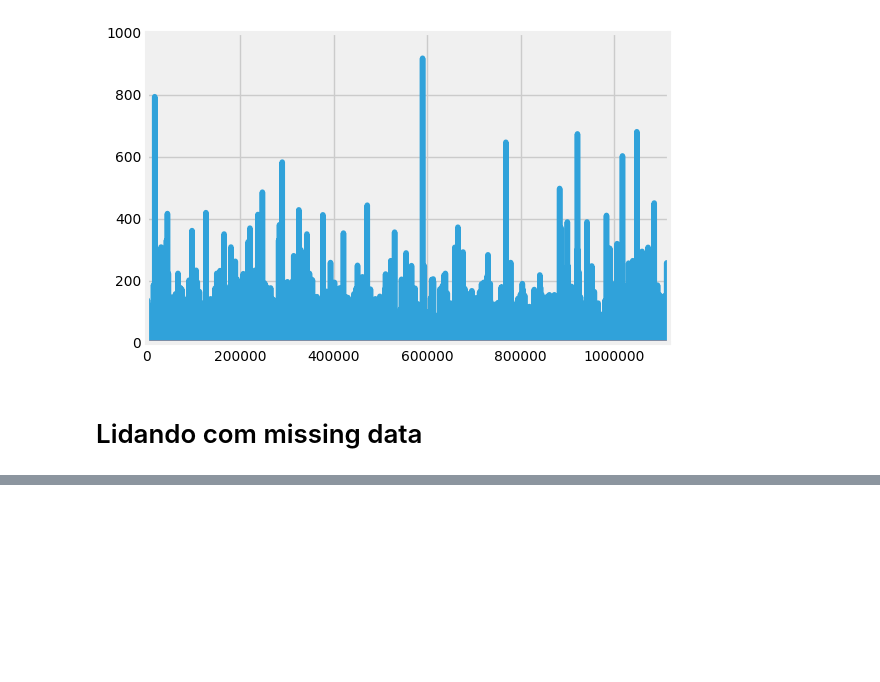
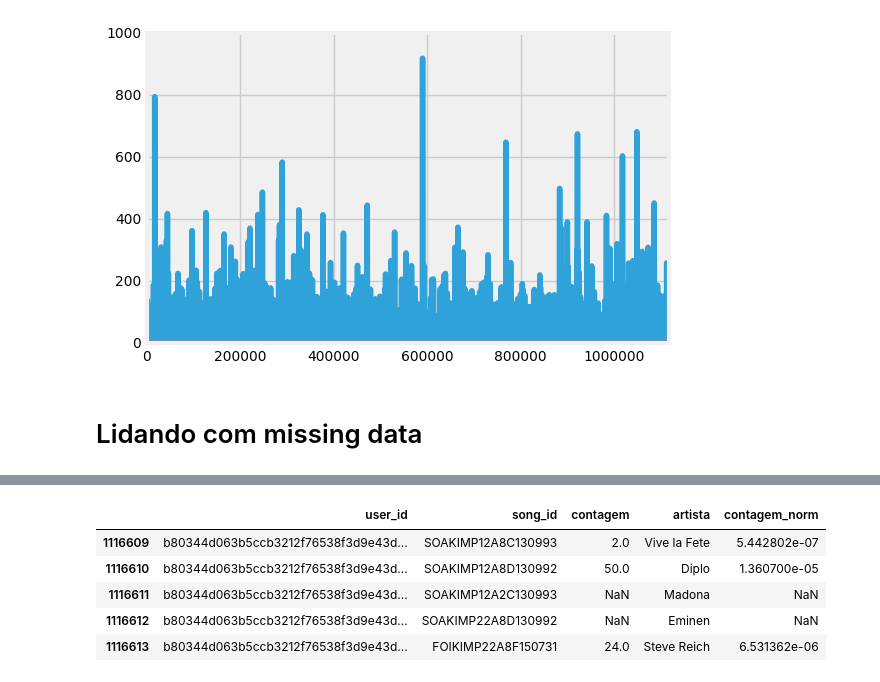
Before and after one commit to Libardo1/Recommendation-drafts, a Jupyter notebook: pandas_basic3.ipynb, the cells around one changed output, grey strips where cells are left out. Saved outputs shown, nothing was run; the diff lists cells and outputs as text; code cells hidden in the pictures; blank space fills up the shorter version.

```diff
--- a/pandas_basic3.ipynb
+++ b/pandas_basic3.ipynb
@@ -60,8 +62,3 @@ plt.show()
 [figure]
 # %% [markdown]
 # Lidando com missing data
-# %%
-new_music = pd.DataFrame({'contagem':[2,50,78,2],
-                          'artista': ['Madona', 'Eminen','Caetano Veloso', 'Cartola']})
-df = df.join(new_music,lsuffix='_df',rsuffix='_new_music')
-df.tail()
@@ -74,0 +65,15 @@ df.tail()
+# %%
+#uma estrategia eh retirar todas as observacoes que contem alguma coluna com NaN
+df2 = df.dropna()
+
+#para inplace
+#df.dropna(inplace=True)
+
+df.tail()
+# %% [output]
+|  | user_id | song_id | contagem | artista | contagem_norm |
+| 1116609 | b80344d063b5ccb3212f76538f3d9e43d... | SOAKIMP12A8C130993 | 2.0 | Vive la Fete | 5.442802e-07 |
+| 1116610 | b80344d063b5ccb3212f76538f3d9e43d... | SOAKIMP12A8D130992 | 50.0 | Diplo | 1.360700e-05 |
+| 1116611 | b80344d063b5ccb3212f76538f3d9e43d... | SOAKIMP12A2C130993 | NaN | Madona | NaN |
+| 1116612 | b80344d063b5ccb3212f76538f3d9e43d... | SOAKIMP22A8D130992 | NaN | Eminen | NaN |
+| 1116613 | b80344d063b5ccb3212f76538f3d9e43d... | FOIKIMP22A8F150731 | 24.0 | Steve Reich | 6.531362e-06 |
```
Also changed, not shown: parts of 11 cells of this notebook, 1 other file.
